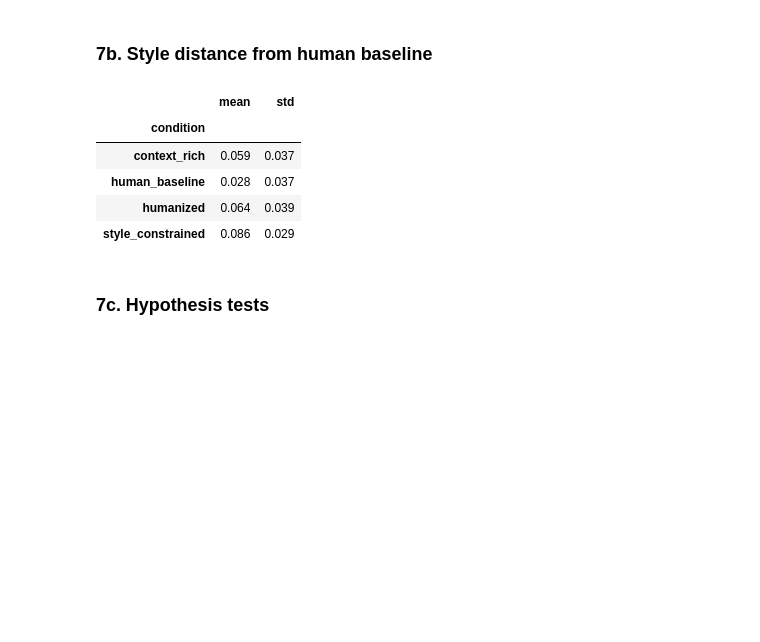
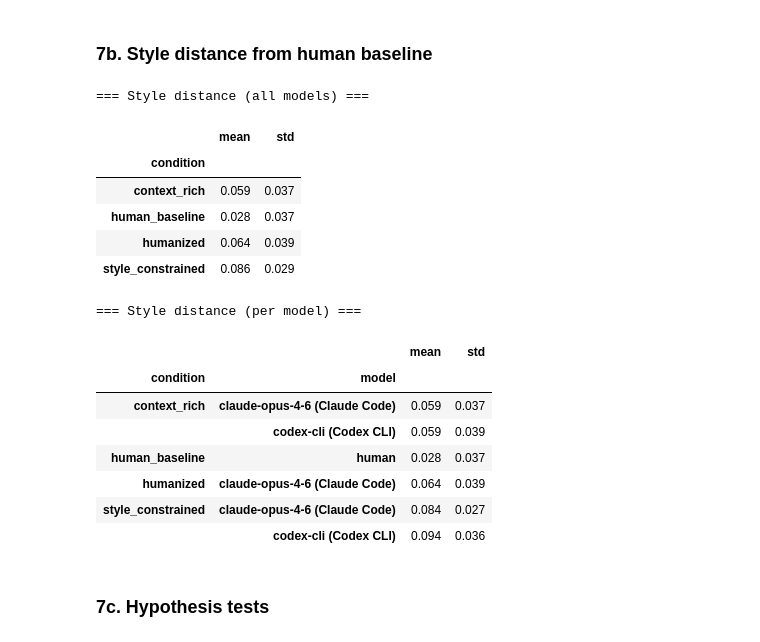
Before and after one commit to yongkyunlee/ai-detectability-research, a Jupyter notebook: code/notebooks/experiment.ipynb, the cells around one changed output. Drawn from its saved outputs; the diff is of its cells as text; code cells hidden in the pictures; blank space fills up the shorter version.

```diff
--- a/code/notebooks/experiment.ipynb
+++ b/code/notebooks/experiment.ipynb
@@ -374,26 +453,43 @@ ling_summary
 # %%
 human_rows = linguistic[linguistic["condition"] == "human_baseline"]
 baseline_mean = human_rows[FEATURE_COLS].mean().to_dict()
 
 distances = []
 for _, row in linguistic.iterrows():
     features = LinguisticFeatures(**row.to_dict())
     dist = compute_style_distance(features, baseline_mean)
     distances.append({
         "task_id": row["task_id"],
         "condition": row["condition"],
         "run_id": row["run_id"],
+        "model": row.get("model", ""),
         "style_distance": dist,
     })
 dist_df = pd.DataFrame(distances)
-dist_df.groupby("condition")["style_distance"].agg(["mean", "std"]).round(3)
+
+print("=== Style distance (all models) ===")
+display(dist_df.groupby("condition")["style_distance"].agg(["mean", "std"]).round(3).reindex(ORDER))
+
+if "model" in dist_df.columns and dist_df["model"].nunique() > 1:
+    print("\n=== Style distance (per model) ===")
+    display(dist_df.groupby(["condition", "model"])["style_distance"].agg(["mean", "std"]).round(3).reindex(ORDER, level="condition"))
 # %% [output]
+=== Style distance (all models) ===
 |  | mean | std |
 | condition |  |  |
 | context_rich | 0.059 | 0.037 |
 | human_baseline | 0.028 | 0.037 |
 | humanized | 0.064 | 0.039 |
 | style_constrained | 0.086 | 0.029 |
+=== Style distance (per model) ===
+|  |  | mean | std |
+| condition | model |  |  |
+| context_rich | claude-opus-4-6 (Claude Code) | 0.059 | 0.037 |
+|  | codex-cli (Codex CLI) | 0.059 | 0.039 |
+| human_baseline | human | 0.028 | 0.037 |
+| humanized | claude-opus-4-6 (Claude Code) | 0.064 | 0.039 |
+| style_constrained | claude-opus-4-6 (Claude Code) | 0.084 | 0.027 |
+|  | codex-cli (Codex CLI) | 0.094 | 0.036 |
 # %% [markdown]
 ### 7c. Hypothesis tests
 # %%
```
Also changed, not shown: parts of 14 cells of this notebook, 8 other files.
